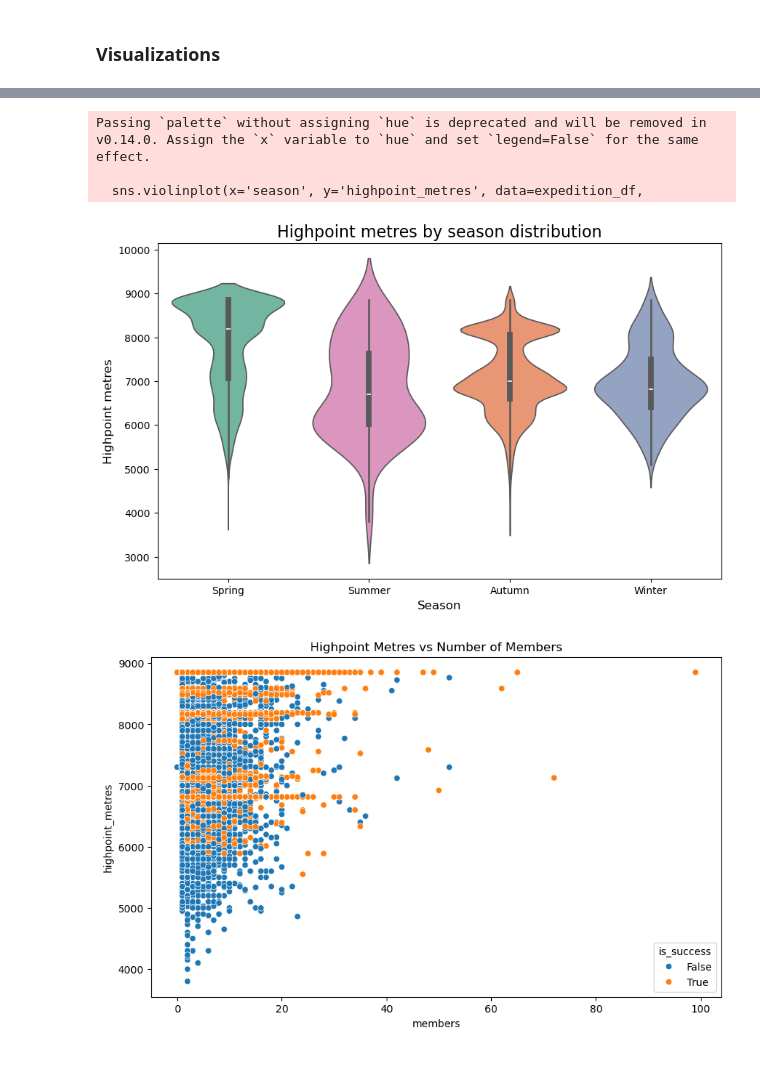
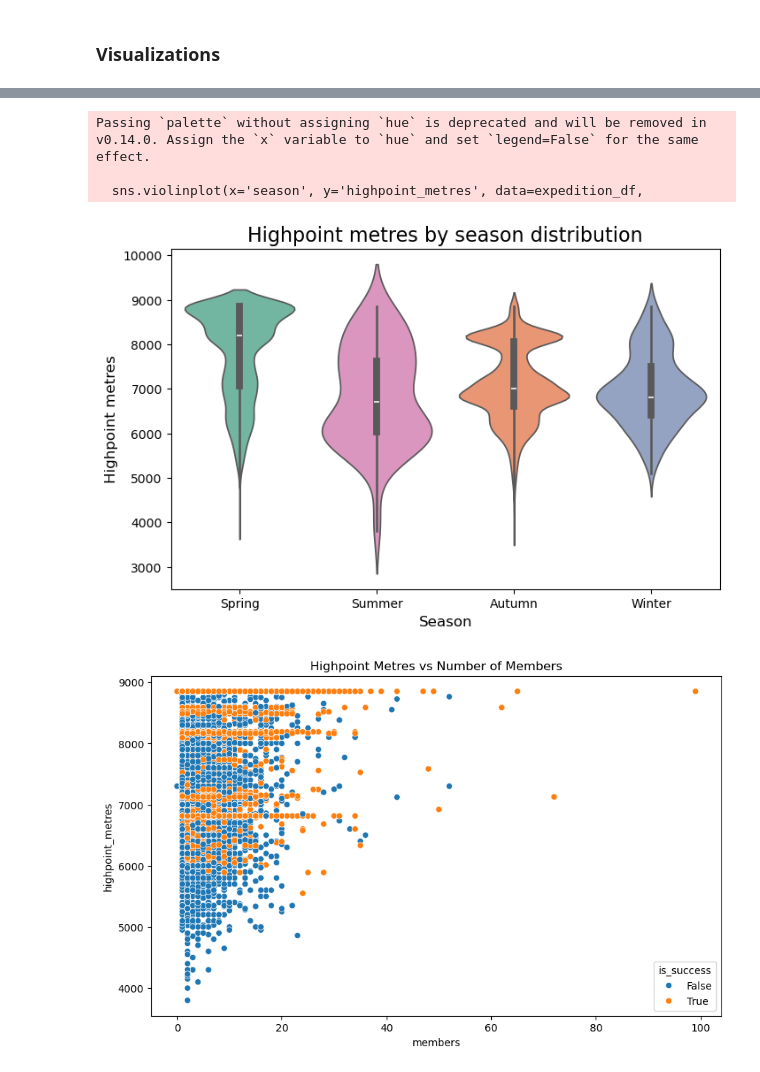
Before and after one commit to cnivaultruiz/final-project, a Jupyter notebook: Final-project.ipynb, the cells around one changed output, grey strips where cells are left out. Drawn from its saved outputs; the diff is of its cells as text; code cells hidden in the pictures.

```diff
--- a/Final-project.ipynb
+++ b/Final-project.ipynb
@@ -565,26 +554,26 @@ plt.show()
 # %%
 custom_palette = {
     'Spring': '#66c2a5',  # Vert
     'Summer': '#e78ac3',  # Rose
     'Autumn': '#fc8d62',  # Orange
     'Winter': '#8da0cb'   # Bleu
 }
 
 # Créer le graphique
-plt.figure(figsize=(10, 6))
+plt.figure(figsize=(8, 5))
 sns.violinplot(x='season', y='highpoint_metres', data=expedition_df,
                palette=custom_palette, order=['Spring', 'Summer', 'Autumn', 'Winter'])
 
 plt.title('Highpoint metres by season distribution', fontsize=16)
 plt.xlabel('Season', fontsize=12)
 plt.ylabel('Highpoint metres', fontsize=12)
 
 plt.show()
 # %% [output]
 Passing `palette` without assigning `hue` is deprecated and will be removed in v0.14.0. Assign the `x` variable to `hue` and set `legend=False` for the same effect.
 
   sns.violinplot(x='season', y='highpoint_metres', data=expedition_df,
-[figure, old version]
+[figure, new version]
 # %%
 # Scatterplot pour deux variables numériques
 plt.figure(figsize=(10, 6))
```
Also changed, not shown: parts of 32 cells of this notebook, 11 other files.
